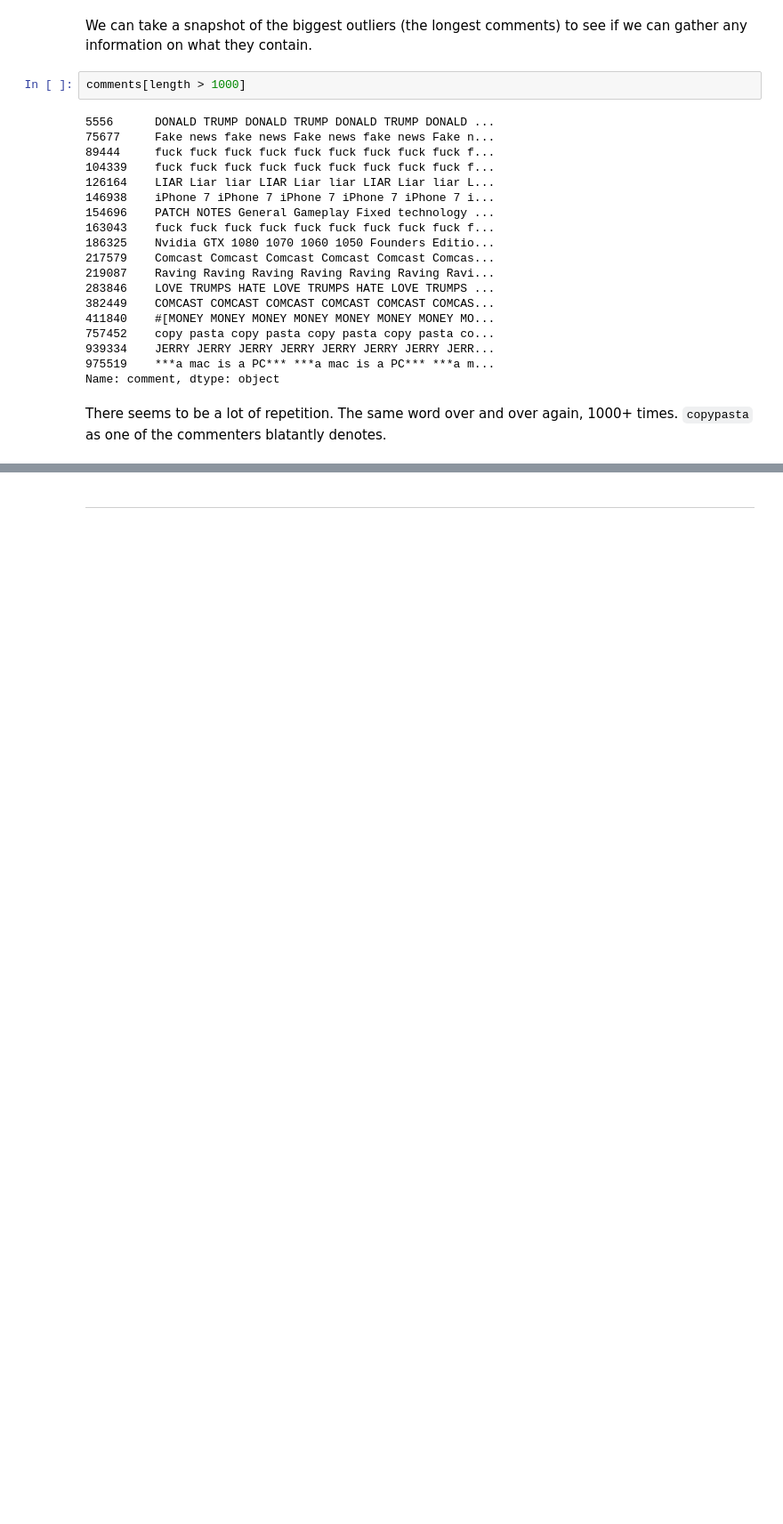
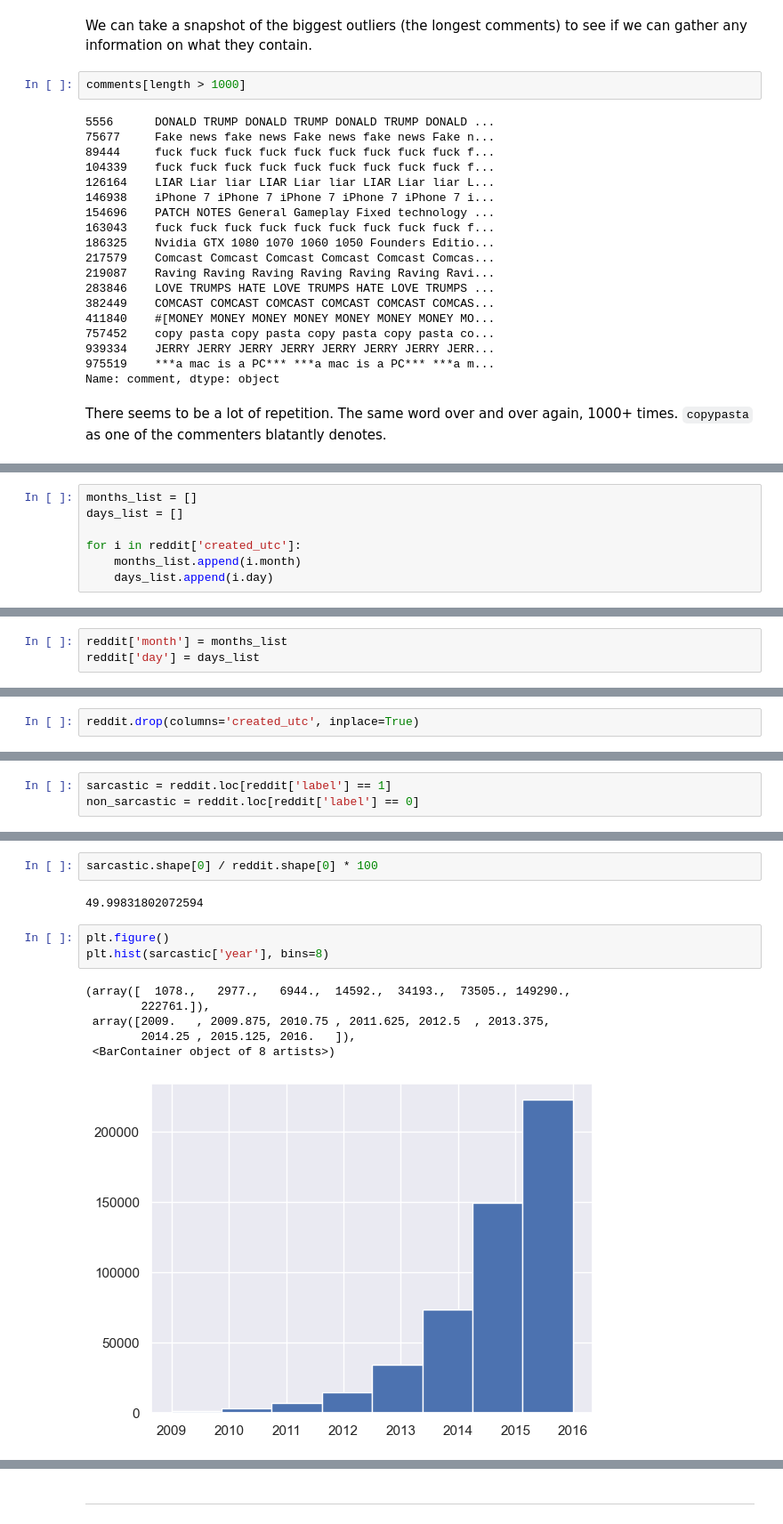
Before and after one commit to Sveto-G/Reddit-Sarcasm, a Jupyter notebook: Notebooks/reddit_eda.ipynb, the cells around one changed output, grey strips where cells are left out. Shown: that part at 89% size. Saved outputs shown, nothing was run; the diff lists cells and outputs as text; blank space fills up the shorter version.

```diff
--- a/Notebooks/reddit_eda.ipynb
+++ b/Notebooks/reddit_eda.ipynb
@@ -929,0 +952,7 @@ reddit.shape
+# %%
+months_list = []
+days_list = []
+
+for i in reddit['created_utc']:
+    months_list.append(i.month)
+    days_list.append(i.day)
@@ -929,0 +967,3 @@ reddit.shape
+# %%
+reddit['month'] = months_list
+reddit['day'] = days_list
@@ -929,0 +979,2 @@ reddit.shape
+# %%
+reddit.drop(columns='created_utc', inplace=True)
@@ -929,0 +999,3 @@ reddit.shape
+# %%
+sarcastic = reddit.loc[reddit['label'] == 1]
+non_sarcastic = reddit.loc[reddit['label'] == 0]
@@ -929,0 +1020,14 @@ reddit.shape
+# %%
+sarcastic.shape[0] / reddit.shape[0] * 100
+# %% [output]
+49.99831802072594
+# %%
+plt.figure()
+plt.hist(sarcastic['year'], bins=8)
+# %% [output]
+(array([  1078.,   2977.,   6944.,  14592.,  34193.,  73505., 149290.,
+        222761.]),
+ array([2009.   , 2009.875, 2010.75 , 2011.625, 2012.5  , 2013.375,
+        2014.25 , 2015.125, 2016.   ]),
+ <BarContainer object of 8 artists>)
+[figure, added]
```
Also changed, not shown: parts of 49 cells of this notebook.
